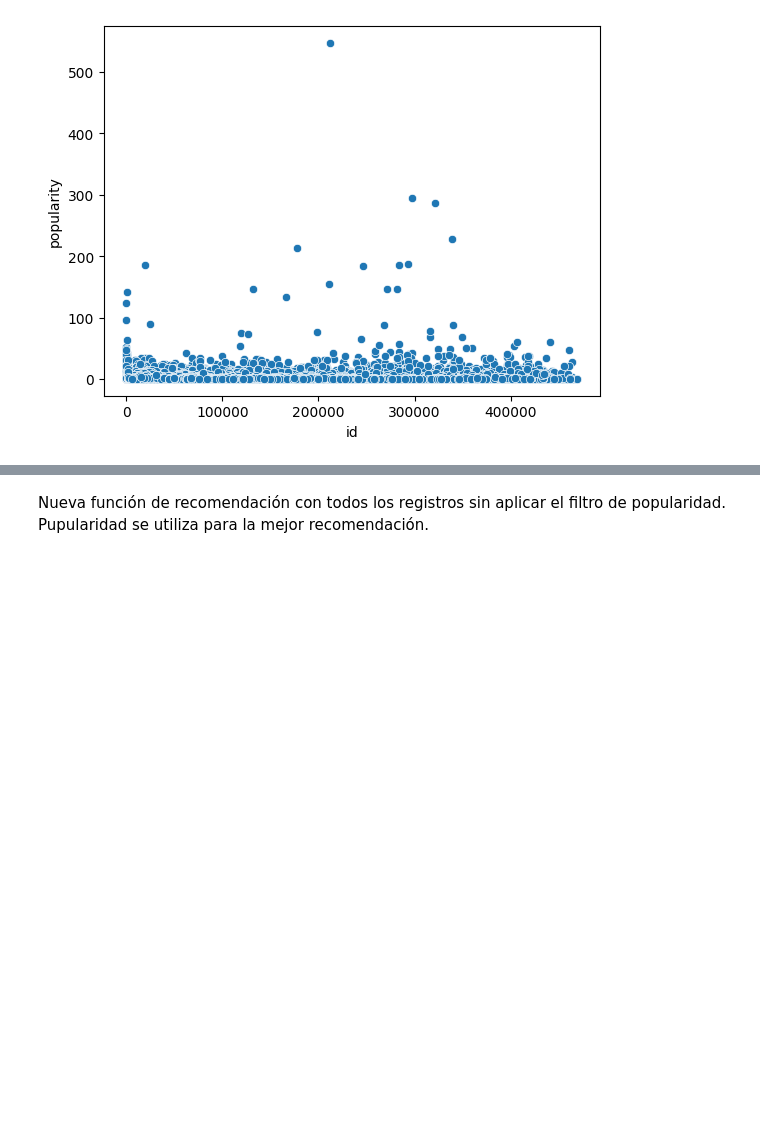
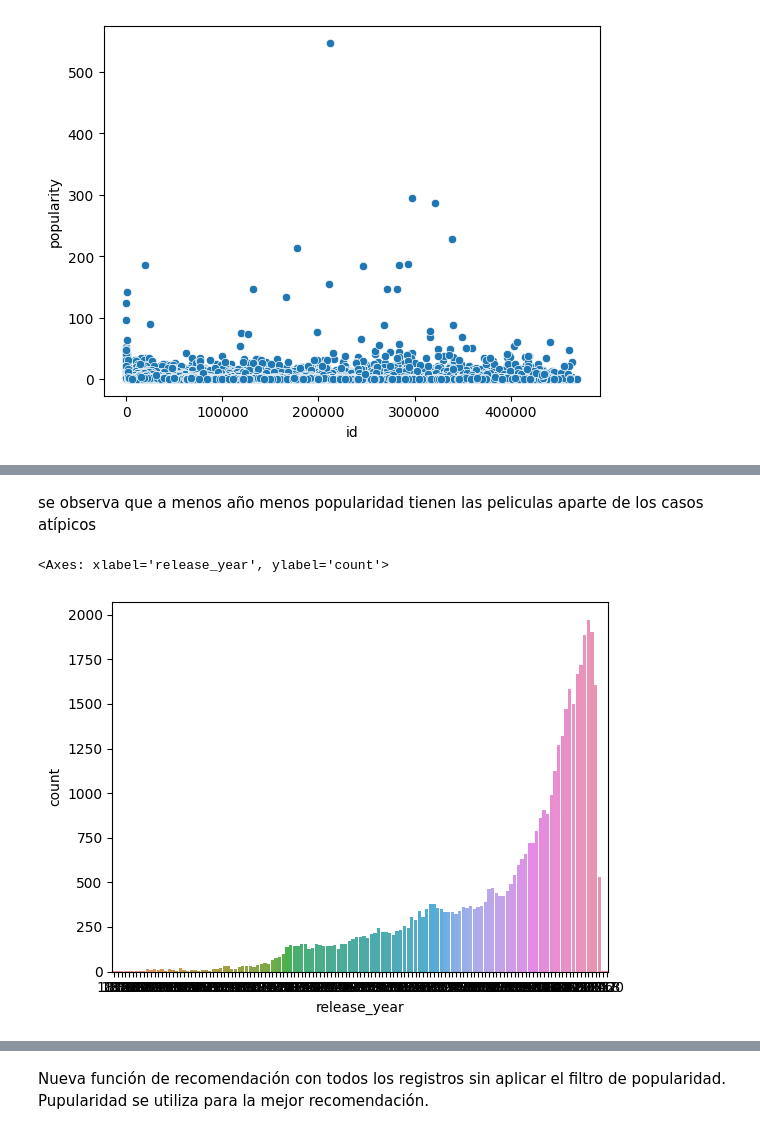
Before and after one commit to Loutrec2001/Proyecto-Individual-1, a Jupyter notebook: Final.ipynb, the cells around one changed output, grey strips where cells are left out. Drawn from its saved outputs; the diff is of its cells as text; code cells hidden in the pictures; blank space fills up the shorter version.

```diff
--- a/Final.ipynb
+++ b/Final.ipynb
@@ -309,3 +314,10 @@ sn.scatterplot(x =movies['id'], y = movies['popularity'])
+# %% [markdown]
+se observa que a menos año menos popularidad tienen las peliculas aparte de los casos atípicos
+# %%
+sns.countplot(data = movies, x ='release_year', width=0.9)
+# %% [output]
+<Axes: xlabel='release_year', ylabel='count'>
+[figure, added]
 # %%
 # movies['genres'] = movies['genres'].apply(lambda x: ' '.join(x))
 # movies['tags'] =  movies['overview'] + movies['genres'] + ' '+ movies['cast'] + movies['Director']
```
Also changed, not shown: parts of 17 cells of this notebook, 3 other files.
